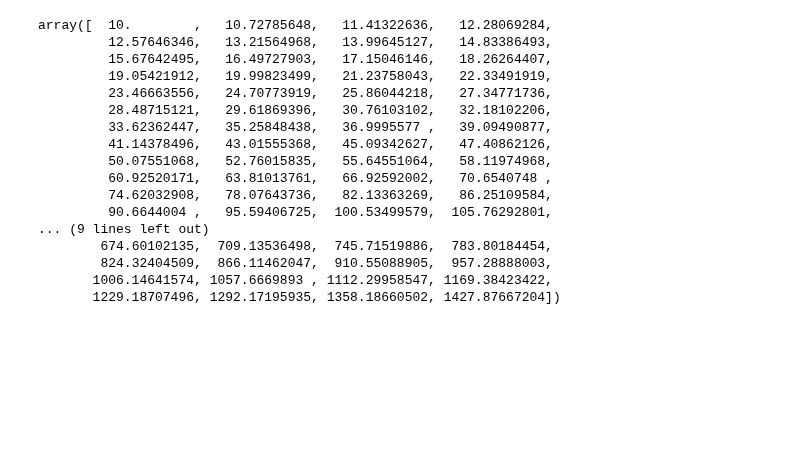
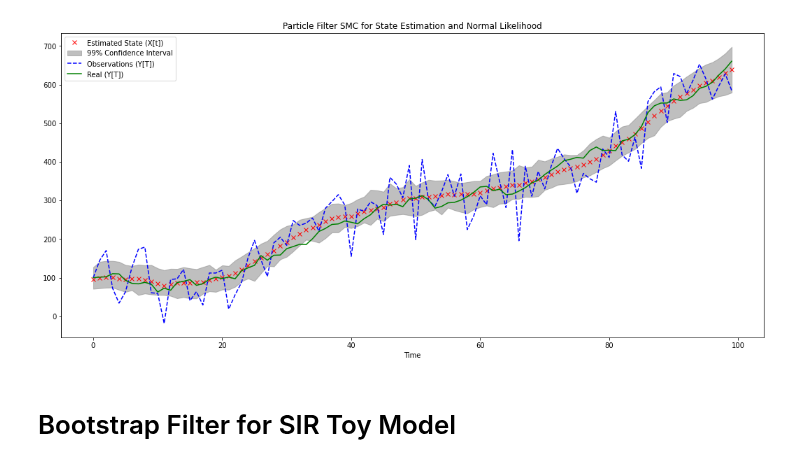
Before and after one commit to rosastreg/Undergrad_AM_Thesis, a Jupyter notebook: SMC.ipynb, the cells around one changed output. Cells and saved outputs as stored; diff of their text form; code cells hidden in the pictures; blank space fills up the shorter version.

```diff
--- a/SMC.ipynb
+++ b/SMC.ipynb
@@ -197,20 +55,23 @@ plt.show()
-# %%
-Y-
-# %% [output]
-array([  10.        ,   10.72785648,   11.41322636,   12.28069284,
-         12.57646346,   13.21564968,   13.99645127,   14.83386493,
-         15.67642495,   16.49727903,   17.15046146,   18.26264407,
-         19.05421912,   19.99823499,   21.23758043,   22.33491919,
-         23.46663556,   24.70773919,   25.86044218,   27.34771736,
-         28.48715121,   29.61869396,   30.76103102,   32.18102206,
-         33.62362447,   35.25848438,   36.9995577 ,   39.09490877,
-         41.14378496,   43.01555368,   45.09342627,   47.40862126,
-         50.07551068,   52.76015835,   55.64551064,   58.11974968,
-         60.92520171,   63.81013761,   66.92592002,   70.6540748 ,
-         74.62032908,   78.07643736,   82.13363269,   86.25109584,
-         90.6644004 ,   95.59406725,  100.53499579,  105.76292801,
-... (9 lines left out)
-        674.60102135,  709.13536498,  745.71519886,  783.80184454,
-        824.32404509,  866.11462047,  910.55088905,  957.28888003,
-       1006.14641574, 1057.6669893 , 1112.29958547, 1169.38423422,
-       1229.18707496, 1292.17195935, 1358.18660502, 1427.87667204])
+# %%
+# Calculate the estimated state (X[T]) as the mean of the particles
+alpha = 1
+estimated_XT_mean = np.mean(particles, axis=0)
+
+# Calculate the 95% probability interval
+lower_bound = np.percentile(particles, 0 + alpha/2, axis=0)
+upper_bound = np.percentile(particles, 100 - alpha/2, axis=0)
+
+plt.figure(figsize=(18, 8))
+plt.plot(time, estimated_XT_mean, 'rx', label='Estimated State (X[t])')
+plt.fill_between(time, lower_bound, upper_bound, color='grey', alpha=0.5, label=f'{100-alpha}% Confidence Interval')
+plt.plot(time, Y_obs, 'b--', label='Observations (Y[T])')
+plt.plot(time, Y_real, 'g', label='Real (Y[T])')
+
+plt.xlabel('Time')
+plt.legend()
+plt.title('Particle Filter SMC for State Estimation and Normal Likelihood')
+plt.show()
+# %% [output]
+[figure, added]
+# %% [markdown]
+# Bootstrap Filter for SIR Toy Model
```
Also changed, not shown: parts of 11 cells of this notebook, 1 other file.
